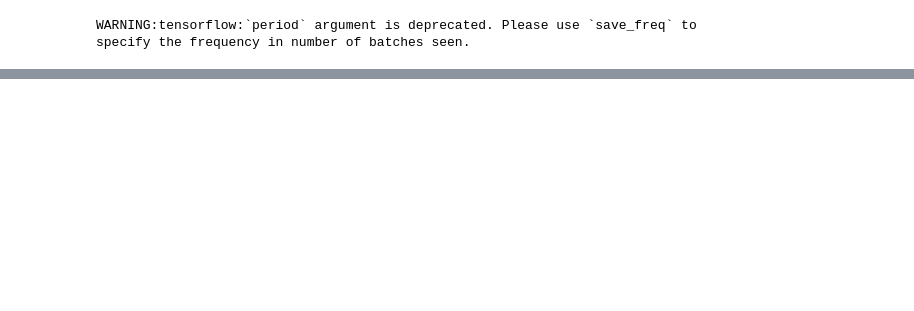
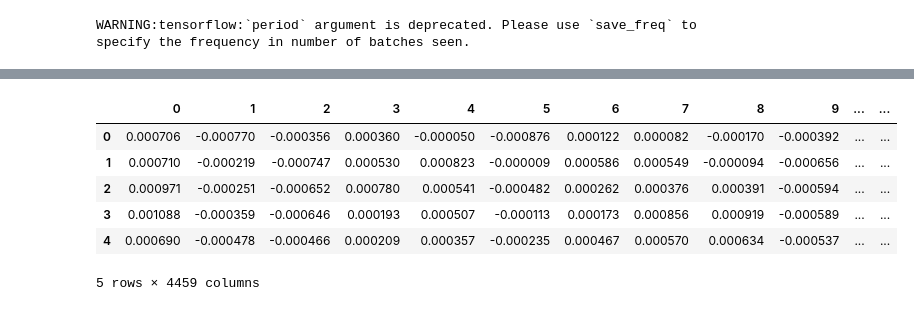
Before and after one commit to PravNJ/galah-test-nut, a Jupyter notebook: autoencoder-test.ipynb, the cells around one changed output, grey strips where cells are left out. Saved outputs shown, nothing was run; the diff lists cells and outputs as text; code cells hidden in the pictures; blank space fills up the shorter version.

```diff
--- a/autoencoder-test.ipynb
+++ b/autoencoder-test.ipynb
@@ -303,0 +322,3 @@ for i_best in [10, 25, 50, 100, 150, 200, 250, 300]:
+# %%
+print('Predicting values')
+processed_data_all = autoencoder.predict(df_dr3_data_only_inverted, verbose=2, batch_size=40000)
@@ -303,0 +344,12 @@ for i_best in [10, 25, 50, 100, 150, 200, 250, 300]:
+# %%
+df_predicted_all = pd.DataFrame(processed_data_all)
+# %%
+df_predicted_all.head()
+# %% [output]
+|  | 0 | 1 | 2 | 3 | 4 | 5 | 6 | 7 | 8 | 9 | ... | ... |
+| 0 | 0.000706 | -0.000770 | -0.000356 | 0.000360 | -0.000050 | -0.000876 | 0.000122 | 0.000082 | -0.000170 | -0.000392 | ... | ... |
+| 1 | 0.000710 | -0.000219 | -0.000747 | 0.000530 | 0.000823 | -0.000009 | 0.000586 | 0.000549 | -0.000094 | -0.000656 | ... | ... |
+| 2 | 0.000971 | -0.000251 | -0.000652 | 0.000780 | 0.000541 | -0.000482 | 0.000262 | 0.000376 | 0.000391 | -0.000594 | ... | ... |
+| 3 | 0.001088 | -0.000359 | -0.000646 | 0.000193 | 0.000507 | -0.000113 | 0.000173 | 0.000856 | 0.000919 | -0.000589 | ... | ... |
+| 4 | 0.000690 | -0.000478 | -0.000466 | 0.000209 | 0.000357 | -0.000235 | 0.000467 | 0.000570 | 0.000634 | -0.000537 | ... | ... |
+5 rows × 4459 columns
```
Also changed, not shown: parts of 28 cells of this notebook, 6 other files.
